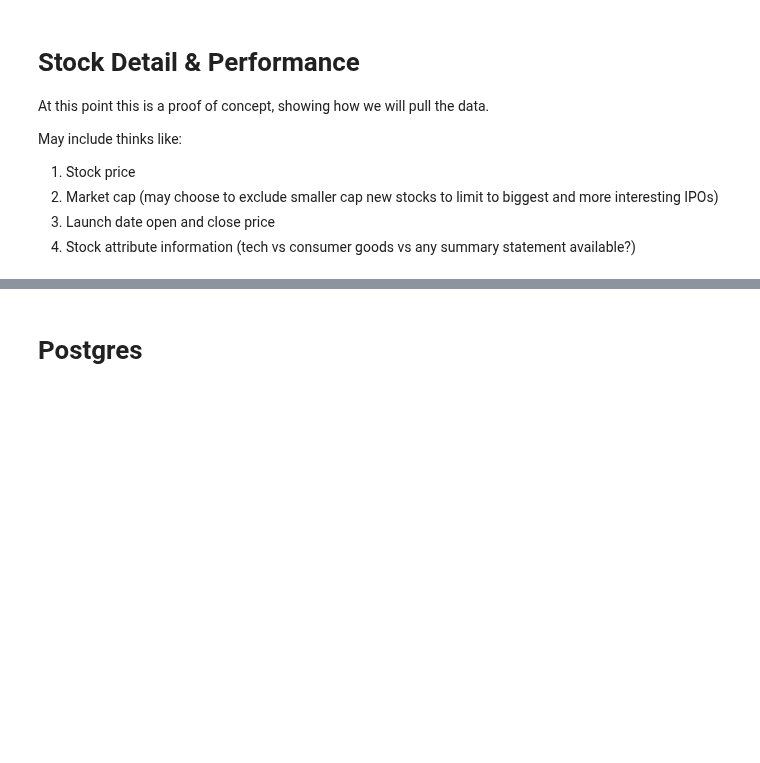
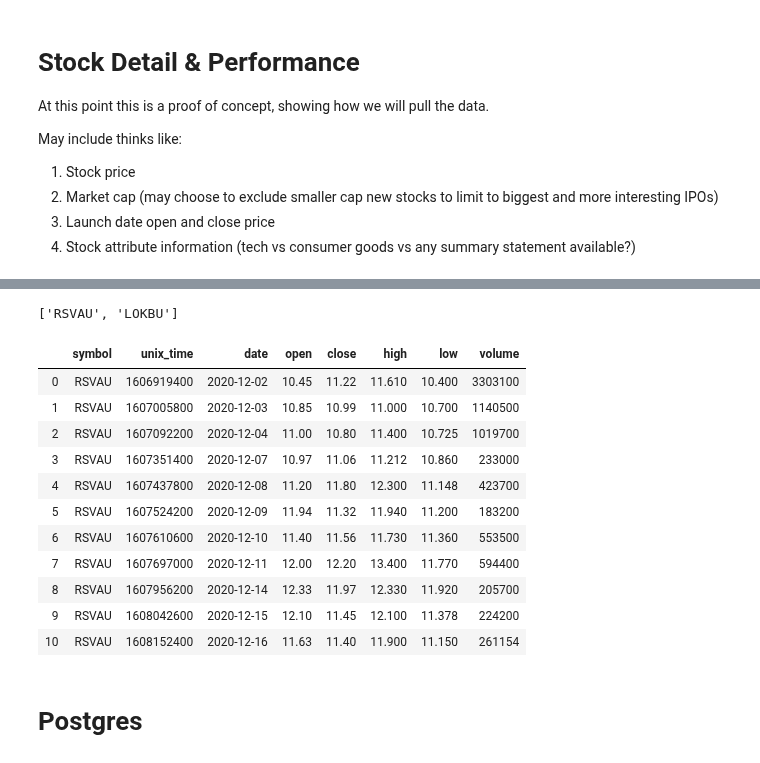
Before and after one commit to admiral810/IPO_tracker, a Jupyter notebook: get_IPO_data.ipynb, the cells around one changed output, grey strips where cells are left out. Cells and saved outputs as stored; diff of their text form; code cells hidden in the pictures; blank space fills up the shorter version.

Commit message:
request for time series op cl hi lo setup

```diff
--- a/get_IPO_data.ipynb
+++ b/get_IPO_data.ipynb
@@ -186,9 +199,48 @@ https://stackoverflow.com/questions/44030983/yahoo-finance-url-not-working
 # %%
 # set up as a sample for now, will need to determine when to scrape stock info and what to keep
-sample_symbols = [ipo_df.iloc[20]['symbol'],
-                  ipo_df.iloc[25]['symbol']
+sample_symbols = [ipo_df.iloc[0]['symbol'],
+                  ipo_df.iloc[5]['symbol']
                  ]
 sample_symbols
+# %% [output]
+['RSVAU', 'LOKBU']
+# %%
+r = requests.get(f'https://query1.finance.yahoo.com/v8/finance/chart/{sample_symbols[0]}?formatted=true&crumb=T18HKACbWPn&lang=en-US&region=US&events=div%7Csplit&includeAdjustedClose=true&interval=1d&range=2y&corsDomain=finance.yahoo.com')
+data = r.json()
+
+timestamp = data["chart"]["result"][0]["timestamp"]
+stk_open = data["chart"]["result"][0]["indicators"]["quote"][0]["open"]
+stk_close = data["chart"]["result"][0]["indicators"]["quote"][0]["close"]
+stk_high = data["chart"]["result"][0]["indicators"]["quote"][0]["high"]
+stk_low = data["chart"]["result"][0]["indicators"]["quote"][0]["low"]
+stk_vol = data["chart"]["result"][0]["indicators"]["quote"][0]["volume"]
+# %%
+# dataframe with new stock info
+df = pd.DataFrame({"symbol" : "RSVAU",
+                   "unix_time" : timestamp,
+                   "date" : [datetime.fromtimestamp(ts).strftime('%Y-%m-%d') for ts in timestamp],
+                   "open" : stk_open,
+                   "close" : stk_close,
+                   "high" : stk_high,
+                   "low" : stk_low,
+                   "volume" : stk_vol
+                  })
+
+df['date'] = pd.to_datetime(df['date'], format="%Y-%m-%d")
+df
+# %% [output]
+|  | symbol | unix_time | date | open | close | high | low | volume |
+| 0 | RSVAU | 1606919400 | 2020-12-02 | 10.45 | 11.22 | 11.610 | 10.400 | 3303100 |
+| 1 | RSVAU | 1607005800 | 2020-12-03 | 10.85 | 10.99 | 11.000 | 10.700 | 1140500 |
+| 2 | RSVAU | 1607092200 | 2020-12-04 | 11.00 | 10.80 | 11.400 | 10.725 | 1019700 |
+| 3 | RSVAU | 1607351400 | 2020-12-07 | 10.97 | 11.06 | 11.212 | 10.860 | 233000 |
+| 4 | RSVAU | 1607437800 | 2020-12-08 | 11.20 | 11.80 | 12.300 | 11.148 | 423700 |
+| 5 | RSVAU | 1607524200 | 2020-12-09 | 11.94 | 11.32 | 11.940 | 11.200 | 183200 |
+| 6 | RSVAU | 1607610600 | 2020-12-10 | 11.40 | 11.56 | 11.730 | 11.360 | 553500 |
+| 7 | RSVAU | 1607697000 | 2020-12-11 | 12.00 | 12.20 | 13.400 | 11.770 | 594400 |
+| 8 | RSVAU | 1607956200 | 2020-12-14 | 12.33 | 11.97 | 12.330 | 11.920 | 205700 |
+| 9 | RSVAU | 1608042600 | 2020-12-15 | 12.10 | 11.45 | 12.100 | 11.378 | 224200 |
+| 10 | RSVAU | 1608152400 | 2020-12-16 | 11.63 | 11.40 | 11.900 | 11.150 | 261154 |
 # %%
 # sample loop through symbols
 
```
Also changed, not shown: parts of 9 cells of this notebook, 2 other files.
